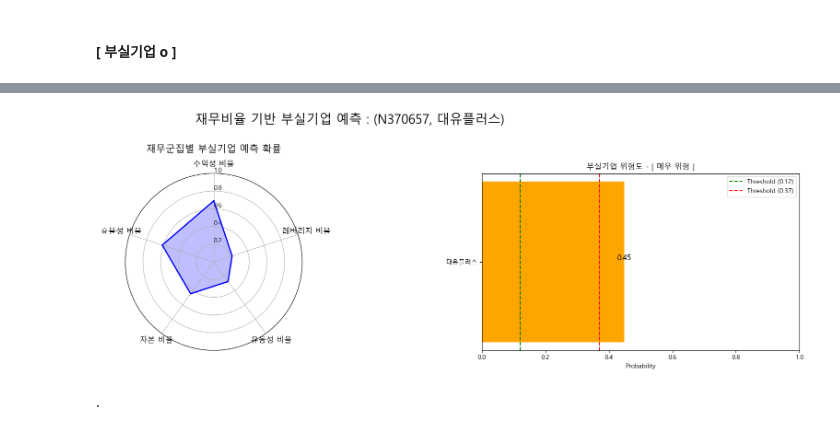
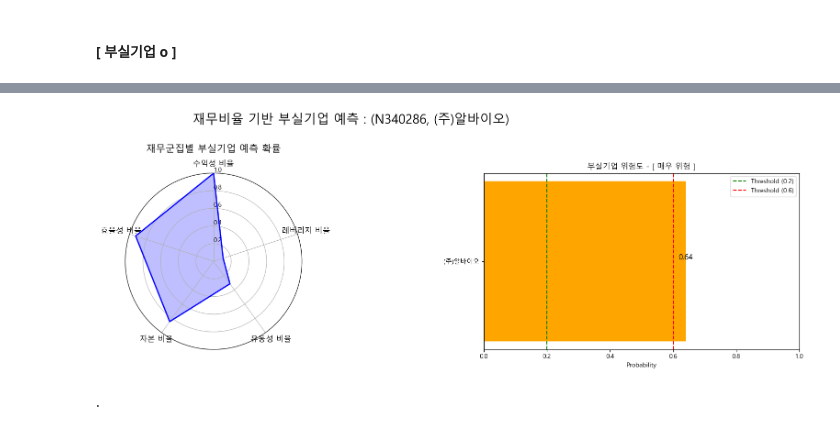
Before and after one commit to BaekJunehong/BIZnFIN, a Jupyter notebook: project/code/baek_modeling10.ipynb, the cells around one changed output, grey strips where cells are left out. Drawn from its saved outputs; the diff is of its cells as text; code cells hidden in the pictures.

```diff
--- a/project/code/baek_modeling10.ipynb
+++ b/project/code/baek_modeling10.ipynb
@@ -134,0 +189,20 @@ common_ratios_list
+# %%
+# 모델 구축
+model = Sequential()
+model.add(LSTM(64, activation='relu', return_sequences=True, input_shape=(X_train_lstm.shape[1], X_train_lstm.shape[2])))
+model.add(LSTM(64, activation='relu'))
+model.add(Dense(1, activation='sigmoid'))
+model.compile(loss='binary_crossentropy', optimizer=Adam(), metrics=['accuracy'])
+
+# 모델 학습
+history = model.fit(X_train_lstm, y_train, epochs=10, batch_size=32, verbose=1)
+
+# 모델 예측
+predictions_proba = model.predict(X_test_lstm)
+predictions = (predictions_proba > 0.5).astype(int)
+
+# 모델 평가
+accuracy = model.evaluate(X_test_lstm, y_test, verbose=0)[1]
+f1 = f1_score(y_test, predictions)
+
+print(f"Accuracy: {accuracy:.4f}, F1 Score: {f1:.4f}")
@@ -135,15 +402,6 @@ common_ratios_list
 # %% [markdown]
 ### 2. 모델링
 # %%
-import numpy as np
-import matplotlib.pyplot as plt
-import seaborn as sns
-from sklearn.preprocessing import StandardScaler
-from keras.models import Sequential
-from keras.layers import LSTM, Dense
-from keras.optimizers import Adam
-import pandas as pd
-
 # 모델 학습 함수
 def train_models(data):
     global models, final_model
@@ -327,16 +585,16 @@ def predict_and_visualize(new_data):
     probability = np.mean(predicted_probabilities)
 
     # 위험도 레벨 결정
-    if probability < 0.12:
+    if probability < 0.2:
         risk_level = "낮음"
-    elif probability < 0.37:
+    elif probability < 0.6:
         risk_level = "위험"
     else:
         risk_level = "매우 위험"
 
     ax_bar.barh([company_name], [probability], color='orange')
-    ax_bar.axvline(x=0.12, color='green', linestyle='--', label='Threshold (0.12)')
-    ax_bar.axvline(x=0.37, color='red', linestyle='--', label='Threshold (0.37)')
+    ax_bar.axvline(x=0.2, color='green', linestyle='--', label='Threshold (0.2)')
+    ax_bar.axvline(x=0.6, color='red', linestyle='--', label='Threshold (0.6)')
     ax_bar.set_xlim(0, 1)
     ax_bar.set_xlabel('Probability')
     ax_bar.set_title(f"부실기업 위험도 - [ {risk_level} ]")
@@ -483,6 +724,6 @@ predict_and_visualize(new_data)
 # %%
 # 특정 인덱스의 데이터 선택
-index = 17  # 원하는 인덱스
+index = 152  # 원하는 인덱스
 new_data = data_21to22.iloc[[index]]  # 인덱스에 해당하는 데이터 선택
 
 # 예측 및 시각화 수행
@@ -496,3 +737,3 @@ predict_and_visualize(new_data)
-[figure, old version]
+[figure, new version]
 # %% [markdown]
 .
```
Also changed, not shown: parts of 30 cells of this notebook.
